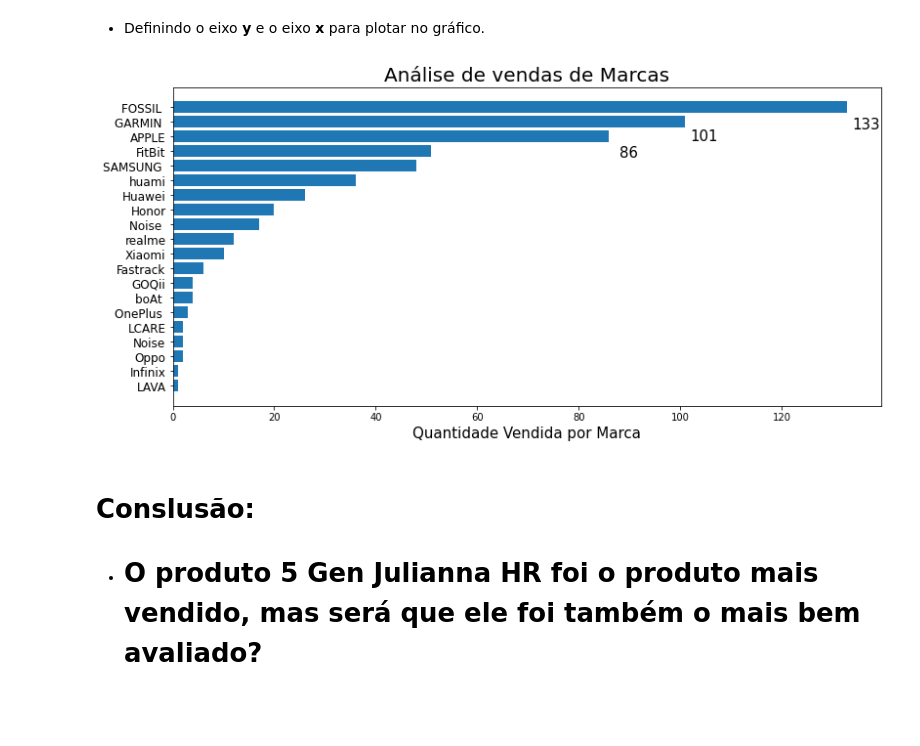
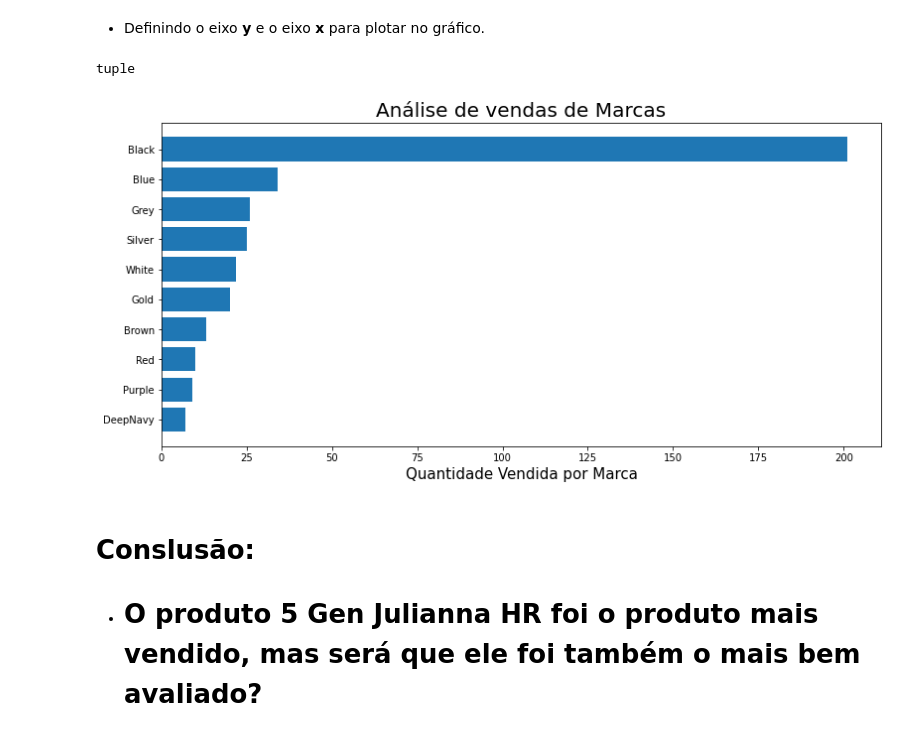
Before and after one commit to Faabry/Data_Analysis, a Jupyter notebook: Smartwatch.ipynb, the cells around one changed output. Saved outputs shown, nothing was run; the diff lists cells and outputs as text; code cells hidden in the pictures; blank space fills up the shorter version.

```diff
--- a/Smartwatch.ipynb
+++ b/Smartwatch.ipynb
@@ -94,5 +177,2 @@ best_seller = df.loc[df["Brand Name"] == "FOSSIL"]
 # %% [markdown]
 * Criei um agrupamento dos modelos vendidos para que pudesse verificar a quantidade vendida de cada produto
-# %%
-best_seller = best_seller.groupby("Model Name").count()
-best_seller["Device Type"].head()
@@ -106,0 +179,8 @@ Name: Device Type, dtype: int64
+# %%
+best_seller = best_seller[["Model",
+                           "Selling Price",
+                           "Original Price",
+                           "Rating",
+                           "AVG Battery",
+                           "Reviews"]].groupby("Model").count().sort_values(by=["Selling Price"],
+                                                                                 ascending=False)
@@ -128,17 +205,31 @@ x = brand.sort_values("Selling Price")
+# %%
+y = best_seller
+x = y["Selling Price"]
+
+
+x = x.iloc[0:10]
+y = y.iloc[0:10]
+
+y = y.index
+# %%
+data = list(zip(x, y))
+data.sort()
+x, y = zip(*data)
+# %%
+type(x)
+# %% [output]
+tuple
 # %%
 import matplotlib.pyplot as plt
 
+
 plt.figure(figsize=(13, 6))
 plt.title("Análise de vendas de Marcas", size=20)
-plt.barh(y.index, x["Selling Price"])
-plt.text(134, 17.5, r'133', fontsize=15)
-plt.text(102, 16.7, r'101', fontsize=15)
-plt.text(88, 15.6, r"86", fontsize=15)
+plt.barh(y, x)
 plt.xlabel("Quantidade Vendida por Marca", size=15)
-plt.yticks(size=12)
 plt.show()
 # %% [output]
-[figure, old version]
+[figure, new version]
 # %% [markdown]
 # **Conslusão:**
 * # O produto **5 Gen Julianna HR** foi o produto mais vendido, mas será que ele foi também o **mais bem avaliado?**
```
Also changed, not shown: parts of 59 cells of this notebook.
